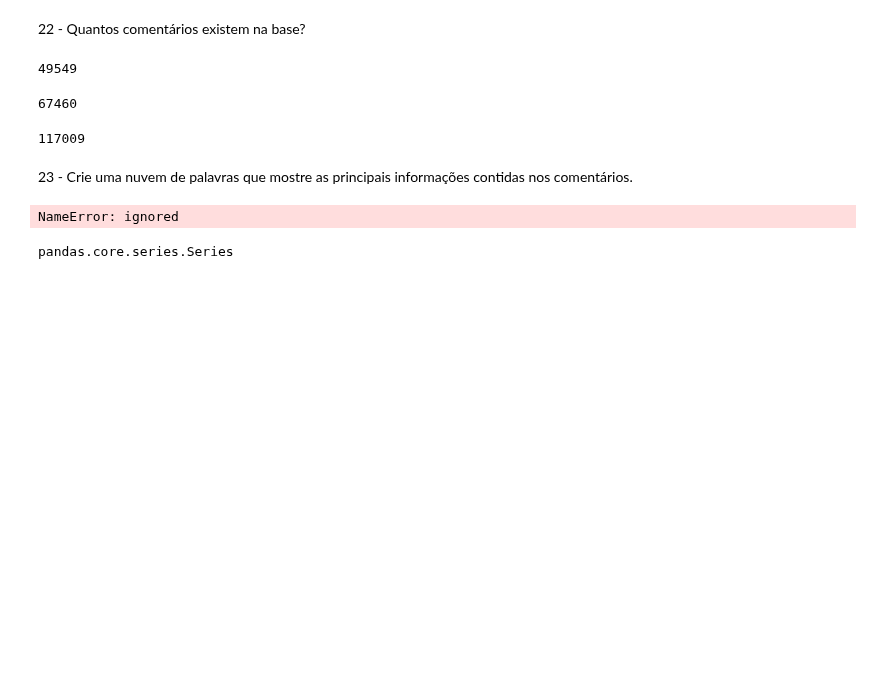
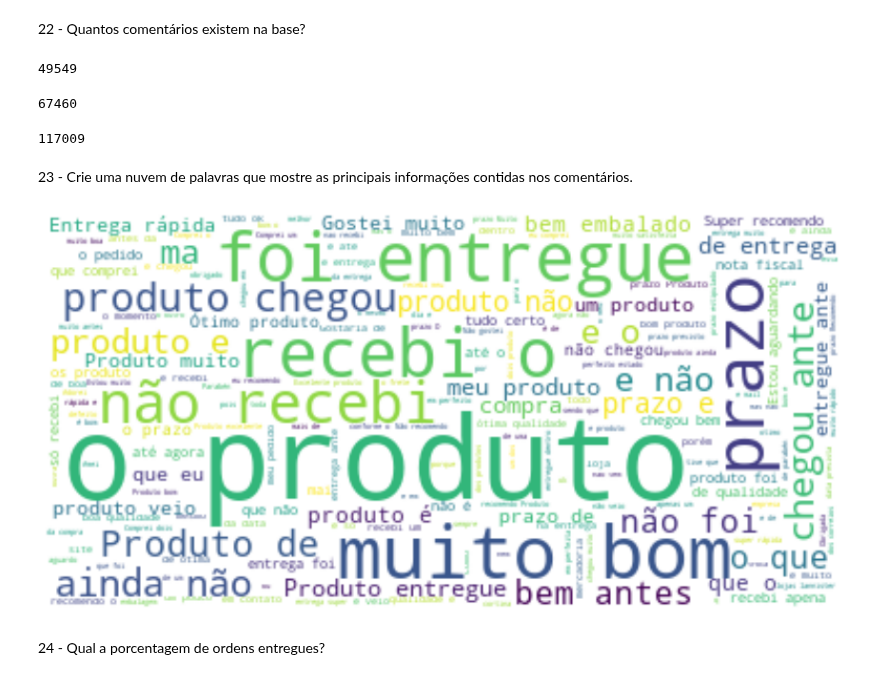
Before and after one commit to skillox1/PADSW06MDCD, a Jupyter notebook: Olist.ipynb, the cells around one changed output. Saved outputs shown, nothing was run; the diff lists cells and outputs as text; code cells hidden in the pictures; blank space fills up the shorter version.

```diff
--- a/Olist.ipynb
+++ b/Olist.ipynb
@@ -10,7 +22,7 @@ import matplotlib.pyplot as plt
 # %% [markdown]
 Questões 1 a 8 - Quantas linhas temos em cada tabela?
 # %%
-zf = zipfile.ZipFile('/content/archive.zip')
+zf = zipfile.ZipFile('/content/gdrive/MyDrive/archive.zip')
 df_orders = pd.read_csv(zf.open('olist_orders_dataset.csv'))
 df_order_items = pd.read_csv(zf.open('olist_order_items_dataset.csv'))
 df_customers = pd.read_csv(zf.open('olist_customers_dataset.csv'))
@@ -260,23 +268,21 @@ olist.shape[0]
 117009
 # %% [markdown]
 23 - Crie uma nuvem de palavras que mostre as principais informações contidas nos comentários.
-# %%
-d = {}
-for a, x in bag.values:
-    d[a] = x
-
-import matplotlib.pyplot as plt
-from wordcloud import WordCloud
-
-wordcloud = WordCloud()
-wordcloud.generate_from_frequencies(frequencies=d)
-plt.figure()
-plt.imshow(wordcloud, interpolation="bilinear")
-plt.axis("off")
-plt.show()
-# %% [output]
-NameError: ignored
-# %%
-type(olist.review_comment_message)
-# %% [output]
-pandas.core.series.Series
+# %%
+to_cloud = olist.copy()
+# %%
+to_cloud['review_comment_message'] = to_cloud['review_comment_message'].astype(str)
+to_cloud = to_cloud.dropna(subset=['review_comment_message'])
+to_cloud = to_cloud[to_cloud['review_comment_message'] != 'nan']
+# %%
+text = " ".join(to_cloud['review_comment_message'])
+stopwords = set(STOPWORDS)
+wordcloud = WordCloud(stopwords=stopwords, background_color="white").generate(text)
+plt.figure( figsize=(15,10))
+plt.imshow(wordcloud, interpolation='bilinear')
+plt.axis("off")
+plt.show()
+# %% [output]
+[figure, added]
+# %% [markdown]
+24 - Qual a porcentagem de ordens entregues?
```
Also changed, not shown: parts of 28 cells of this notebook.
